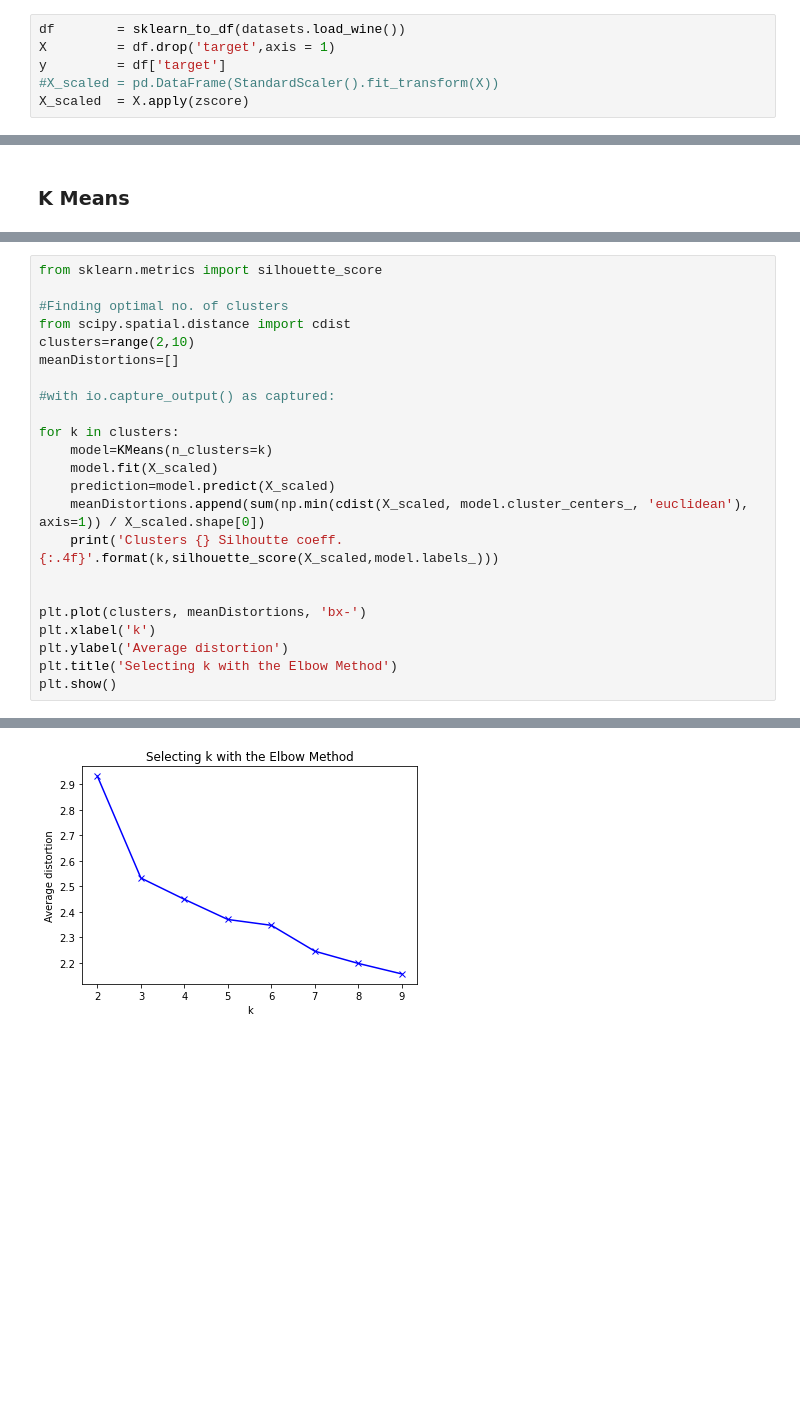
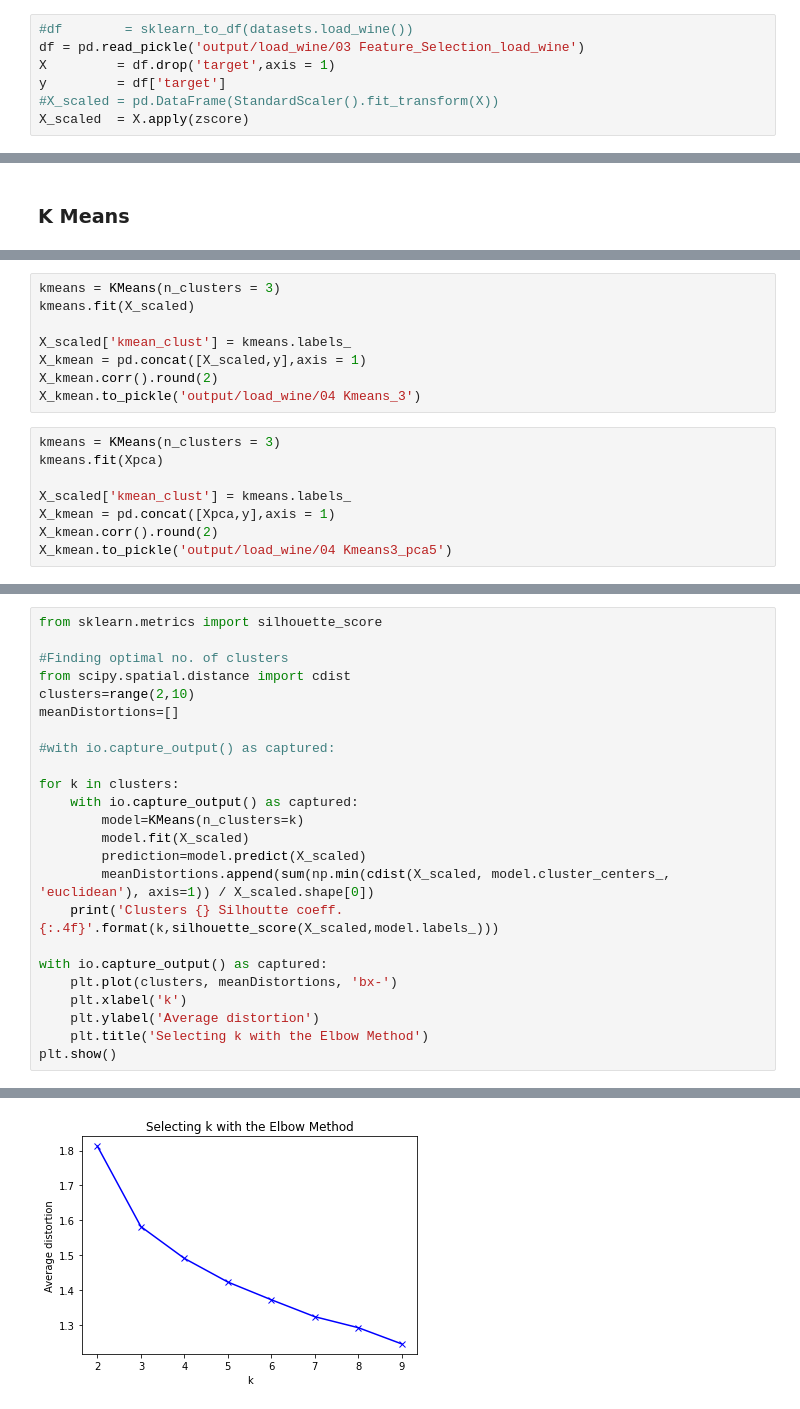
Before and after one commit to Ravi-kjain84/Jupyter_Template, a Jupyter notebook: 04 Unsupervised Learing.ipynb, the cells around one changed output, grey strips where cells are left out. Cells and saved outputs as stored; diff of their text form; blank space fills up the shorter version.

```diff
--- a/04 Unsupervised Learing.ipynb
+++ b/04 Unsupervised Learing.ipynb
@@ -24,7 +25,8 @@ def sklearn_to_df(sklearn_dataset):
     df['target']  = pd.Series(sklearn_dataset.target)
     return df
 # %%
-df        = sklearn_to_df(datasets.load_wine())
+#df        = sklearn_to_df(datasets.load_wine())
+df = pd.read_pickle('output/load_wine/03 Feature_Selection_load_wine')
 X         = df.drop('target',axis = 1)
 y         = df['target']
 #X_scaled = pd.DataFrame(StandardScaler().fit_transform(X))
@@ -51,0 +77,16 @@ KMeans(n_clusters=2)
+# %%
+kmeans = KMeans(n_clusters = 3)
+kmeans.fit(X_scaled)
+
+X_scaled['kmean_clust'] = kmeans.labels_
+X_kmean = pd.concat([X_scaled,y],axis = 1)
+X_kmean.corr().round(2)
+X_kmean.to_pickle('output/load_wine/04 Kmeans_3')
+# %%
+kmeans = KMeans(n_clusters = 3)
+kmeans.fit(Xpca)
+
+X_scaled['kmean_clust'] = kmeans.labels_
+X_kmean = pd.concat([Xpca,y],axis = 1)
+X_kmean.corr().round(2)
+X_kmean.to_pickle('output/load_wine/04 Kmeans3_pca5')
@@ -60,16 +112,17 @@ meanDistortions=[]
 #with io.capture_output() as captured:
 
 for k in clusters:
-    model=KMeans(n_clusters=k)
-    model.fit(X_scaled)
-    prediction=model.predict(X_scaled)
-    meanDistortions.append(sum(np.min(cdist(X_scaled, model.cluster_centers_, 'euclidean'), axis=1)) / X_scaled.shape[0])
+    with io.capture_output() as captured:
+        model=KMeans(n_clusters=k)
+        model.fit(X_scaled)
+        prediction=model.predict(X_scaled)
+        meanDistortions.append(sum(np.min(cdist(X_scaled, model.cluster_centers_, 'euclidean'), axis=1)) / X_scaled.shape[0])
     print('Clusters {} Silhoutte coeff. {:.4f}'.format(k,silhouette_score(X_scaled,model.labels_)))
 
-
-plt.plot(clusters, meanDistortions, 'bx-')
-plt.xlabel('k')
-plt.ylabel('Average distortion')
-plt.title('Selecting k with the Elbow Method')
+with io.capture_output() as captured:
+    plt.plot(clusters, meanDistortions, 'bx-')
+    plt.xlabel('k')
+    plt.ylabel('Average distortion')
+    plt.title('Selecting k with the Elbow Method')
 plt.show()
 # %% [output]
@@ -84,4 +137,4 @@ Clusters 9 Silhoutte coeff. 0.1535
-[figure, old version]
+[figure, new version]
 # %%
 from sklearn.cluster import AgglomerativeClustering
 
```
Also changed, not shown: parts of 11 cells of this notebook, 4 other files.
